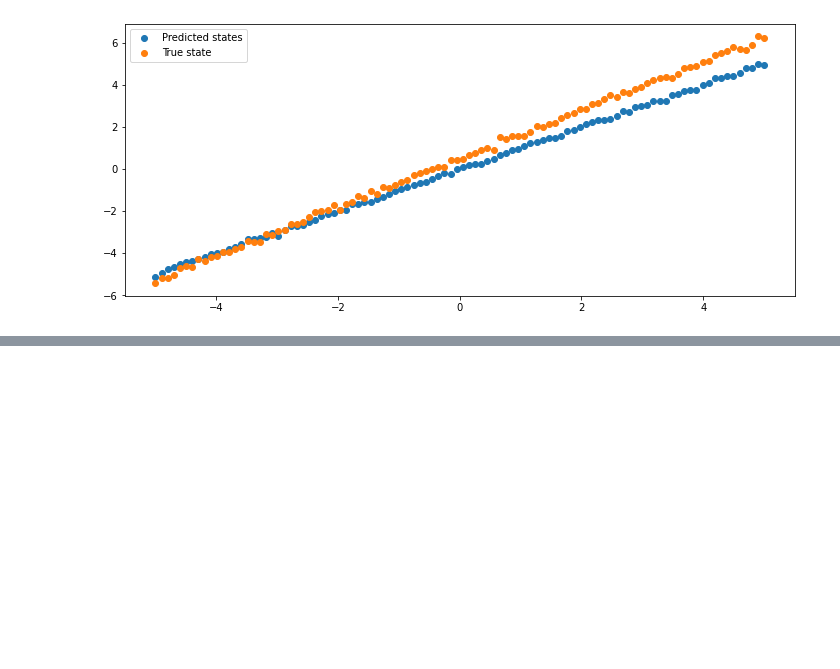
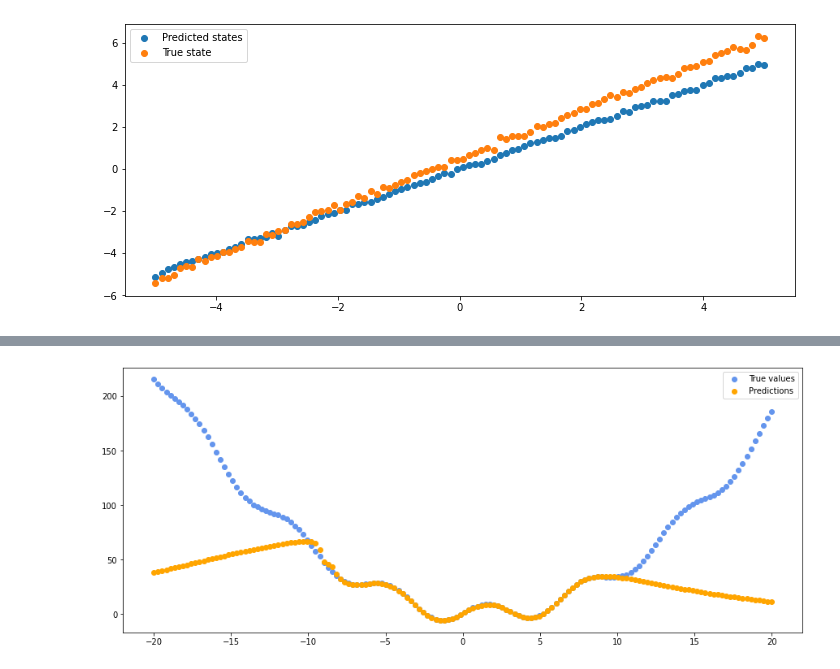
Before and after one commit to Archibald-Lafraik/pipps, a Jupyter notebook: pilco/model_learning.ipynb, the cells around one changed output, grey strips where cells are left out. Cells and saved outputs as stored; diff of their text form; code cells hidden in the pictures; blank space fills up the shorter version.

```diff
--- a/pilco/model_learning.ipynb
+++ b/pilco/model_learning.ipynb
@@ -143,0 +170,22 @@ plt.show()
+# %%
+NUM_BASES = 50
+theta = jrandom.normal(SEED, shape=(NUM_BASES, 3))
+
+
+params = jnp.array([theta])
+optimizer = optax.chain(
+    optax.adam(learning_rate=0.1),
+    # optax.scale(-1.0)
+)
+opt_state = optimizer.init(params)
+for i in range(300):
+    grads = jacobian(get_loss, 2)(xs, outputs, params[0])
+
+    updates, opt_state = optimizer.update(grads, opt_state, params)
+    params = optax.apply_updates(params, updates)
+
+    if i % 20 == 0:
+        cur_loss = get_loss(xs, outputs, params[0])
+        print(f"Step {i}, loss: {cur_loss}")
+
+theta = params[0]
@@ -143,0 +208,15 @@ plt.show()
+# %%
+NUM_POINTS = 150
+xs = np.linspace(-20., 20., NUM_POINTS)
+epsilons = jrandom.normal(SEED, shape=(NUM_POINTS,))
+outputs = sample(xs, epsilons)[1]
+
+pred_ys = vmap(rbf_out, (0, None))(xs, theta)
+
+plt.figure(figsize=(15, 6))
+plt.scatter(xs, outputs, color='cornflowerblue', label="True values")
+plt.scatter(xs, pred_ys, color='orange', label="Predictions")
+plt.legend()
+plt.show()
+# %% [output]
+[figure, added]
```
Also changed, not shown: parts of 10 cells of this notebook, 8 other files.
